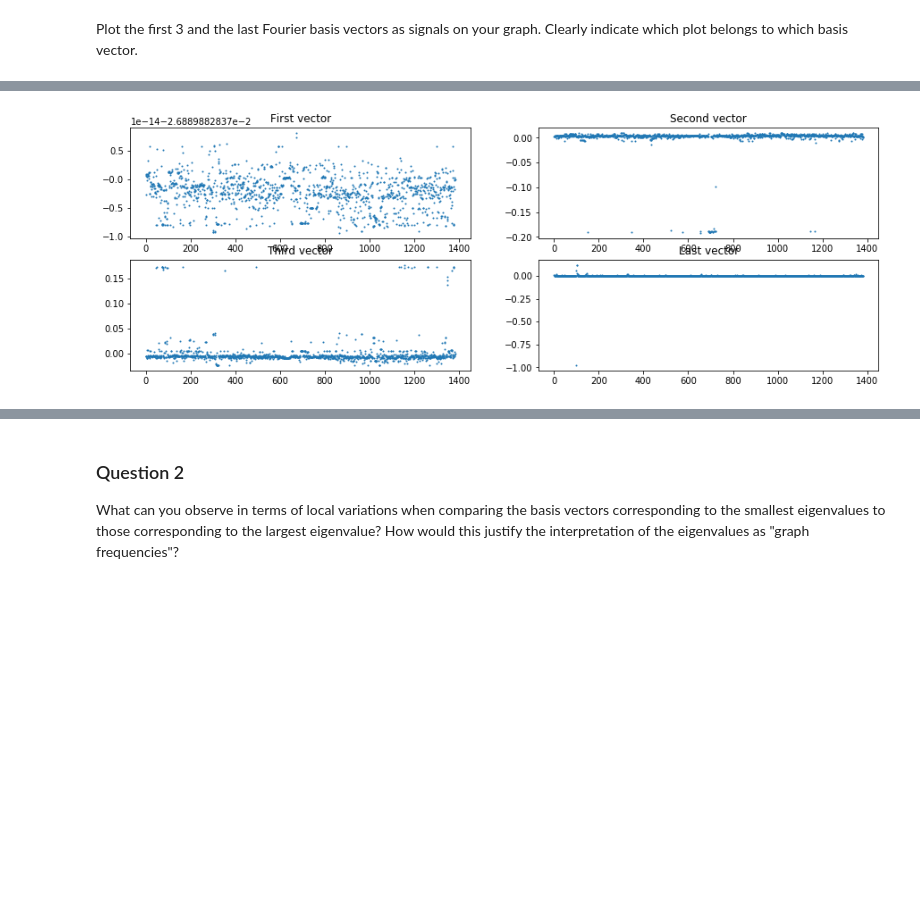
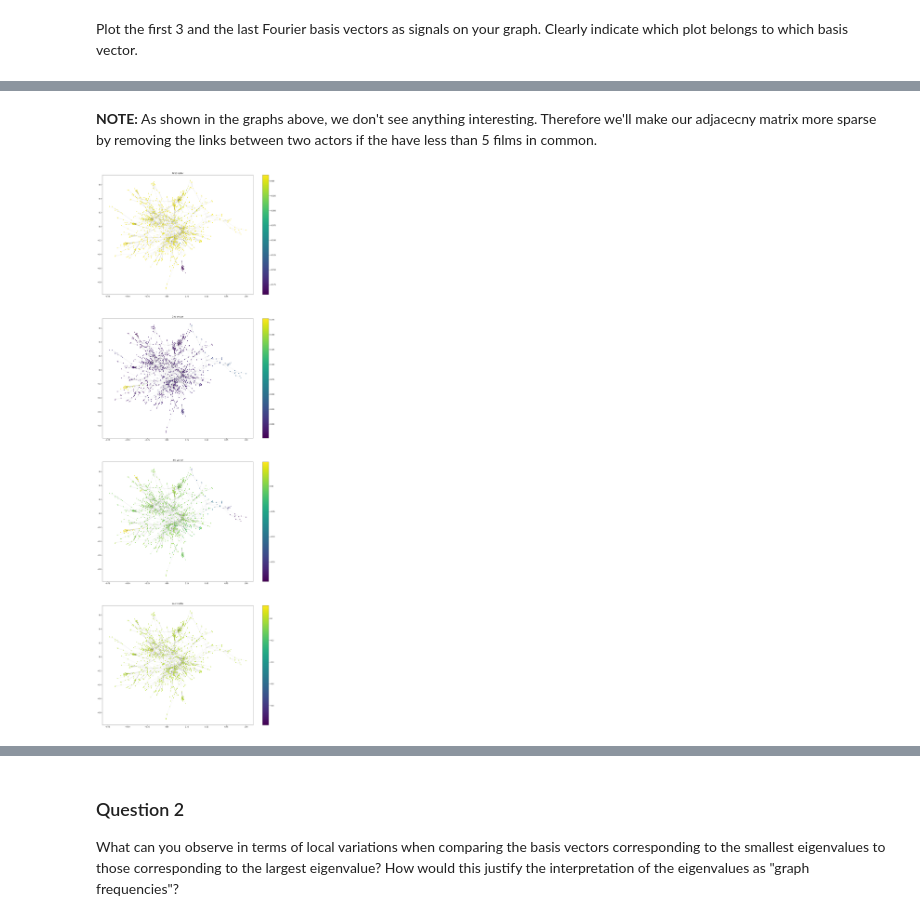
Before and after one commit to swouf/ntds_IMDb_team4, a Jupyter notebook: 4_graph_signal_processing.ipynb, the cells around one changed output, grey strips where cells are left out. Cells and saved outputs as stored; diff of their text form; code cells hidden in the pictures; blank space fills up the shorter version.

```diff
--- a/4_graph_signal_processing.ipynb
+++ b/4_graph_signal_processing.ipynb
@@ -225,17 +210,2 @@ plt.colorbar(im);
-# %%
-# ACHTUNG cette case ne sert à rien (à enlever à la fin)
-plt.figure(figsize=(15, 5))
-plt.subplot(221)
-plt.plot(U[:,0],'o', markersize=1)
-plt.title('First vector')
-plt.subplot(222)
-plt.plot(U[:,1],'o', markersize=1)
-plt.title('Second vector')
-plt.subplot(223)
-plt.plot(U[:,2],'o', markersize=1)
-plt.title('Third vector')
-plt.subplot(224)
-plt.plot(U[:,e.size-1],'o', markersize=1)
-plt.title('Last vector');
-# %% [output]
-[figure, removed]
+# %% [markdown]
+**NOTE:** As shown in the graphs above, we don't see anything interesting. Therefore we'll make our adjacecny matrix more sparse by removing the links between two actors if the have less than 5 films in common.
@@ -241,0 +252,33 @@ plt.title('Last vector');
+# %%
+e, U = np.linalg.eigh(laplacian) #eigh sorts the values/associated vectors from smallest to largest.
+graph = nx.from_numpy_matrix(adjacency)
+coords_spring = nx.spring_layout(graph,k=0.03)  # Force-directed layout.
+coords_lap = U[:, 1:3] # Eigenmaps layout
+# %%
+plt.figure(figsize=(20, 60))
+
+plt.subplot(411)
+im=nx.draw_networkx_nodes(graph, coords_spring, node_size=10, node_color=U[:,1])
+nx.draw_networkx_edges(graph, coords_spring, alpha=0.1, width=0.7)
+plt.title('First vector')
+plt.colorbar(im)
+
+plt.subplot(412)
+im=nx.draw_networkx_nodes(graph, coords_spring, node_size=10, node_color=U[:,2])
+nx.draw_networkx_edges(graph, coords_spring, alpha=0.1, width=0.7)
+plt.title('2nd vector')
+plt.colorbar(im)
+
+plt.subplot(413)
+im=nx.draw_networkx_nodes(graph, coords_spring, node_size=10, node_color=U[:,3])
+nx.draw_networkx_edges(graph, coords_spring, alpha=0.1, width=0.7)
+plt.title('3rd vector')
+plt.colorbar(im)
+
+plt.subplot(414)
+im=nx.draw_networkx_nodes(graph, coords_spring, node_size=10, node_color=U[:,e.size-1])
+nx.draw_networkx_edges(graph, coords_spring, alpha=0.1, width=0.7)
+plt.title('Last vector')
+plt.colorbar(im);
+# %% [output]
+[figure, added]
```
Also changed, not shown: parts of 13 cells of this notebook.
